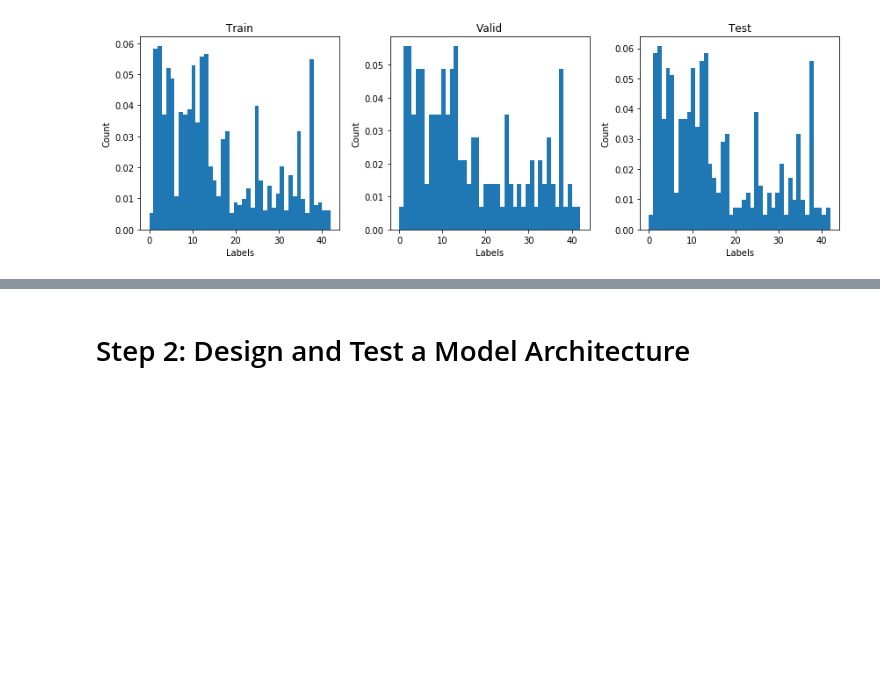
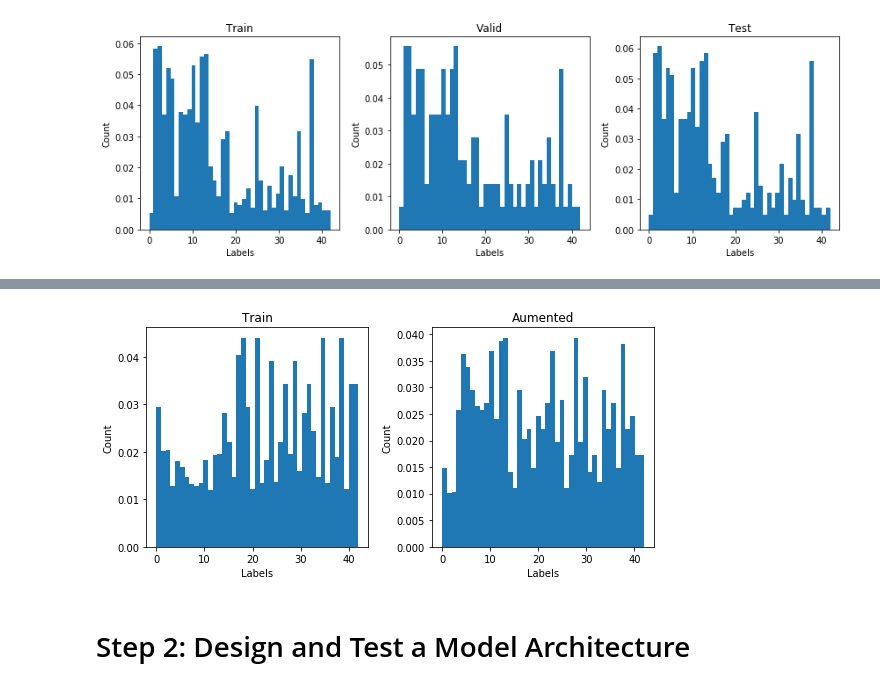
Before and after one commit to darienmt/CarND-TrafficSignClassifier-P2, a Jupyter notebook: Traffic Sign Classifier.ipynb, the cells around one changed output, grey strips where cells are left out. Cells and saved outputs as stored; diff of their text form; code cells hidden in the pictures; blank space fills up the shorter version.

```diff
--- a/Traffic Sign Classifier.ipynb
+++ b/Traffic Sign Classifier.ipynb
@@ -127,3 +160,28 @@ plotLabelHistogram([y_train, y_valid, y_test], ['Train', 'Valid', 'Test'], n_cla
+# %%
+def generateImages(input, input_labels):
+    hist, _ = np.histogram(input_labels, 43, normed=True)
+    selectedLabel = []
+    for index, v in enumerate(hist):
+        if v < 0.02:
+            selectedLabel.append(index)
+    newInput = []
+    newLabels = []
+    for index, label in enumerate(input_labels):
+        if label in selectedLabel:
+            for i in range(0,3):
+                type = random.randint(0, 3)
+                newLabels.append(label)
+                newInput.append(transform(input[index], type))
+
+    return (np.array(newInput), np.array(newLabels))
+
+X_train_new, y_train_new = generateImages(X_train, y_train)
+added = np.concatenate((y_train, y_train_new), axis=0)
+plotLabelHistogram([y_train, added], ['Train', 'Aumented'], n_classes)
+X_train = np.concatenate((X_train, X_train_new), axis=0)
+y_train = np.concatenate((y_train, y_train_new), axis=0)
+# %% [output]
+[figure, added]
 # %% [markdown]
 # Step 2: Design and Test a Model Architecture
 # %% [markdown]
```
Also changed, not shown: parts of 4 cells of this notebook.
